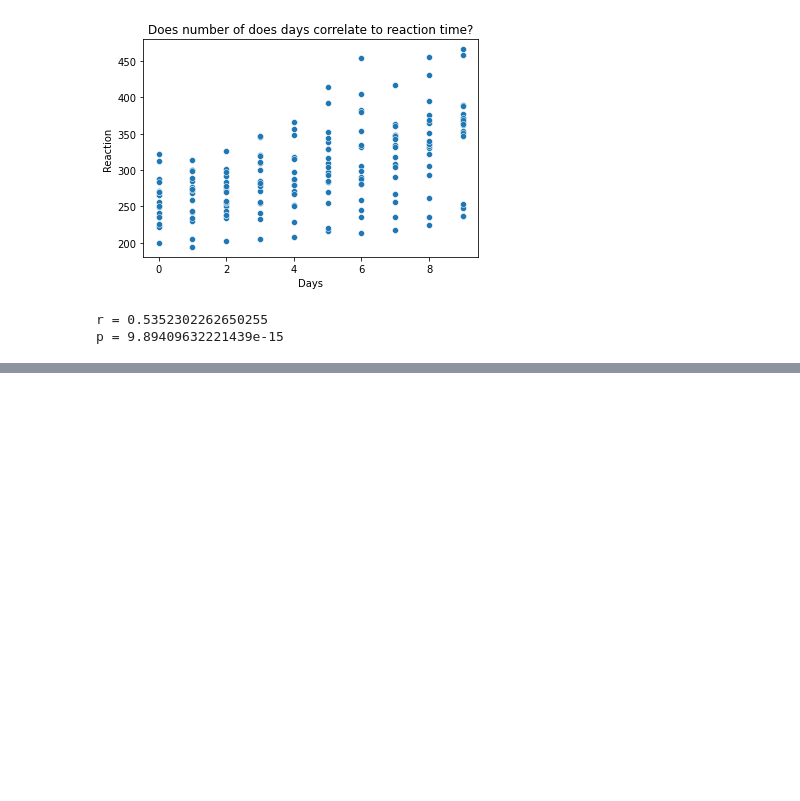
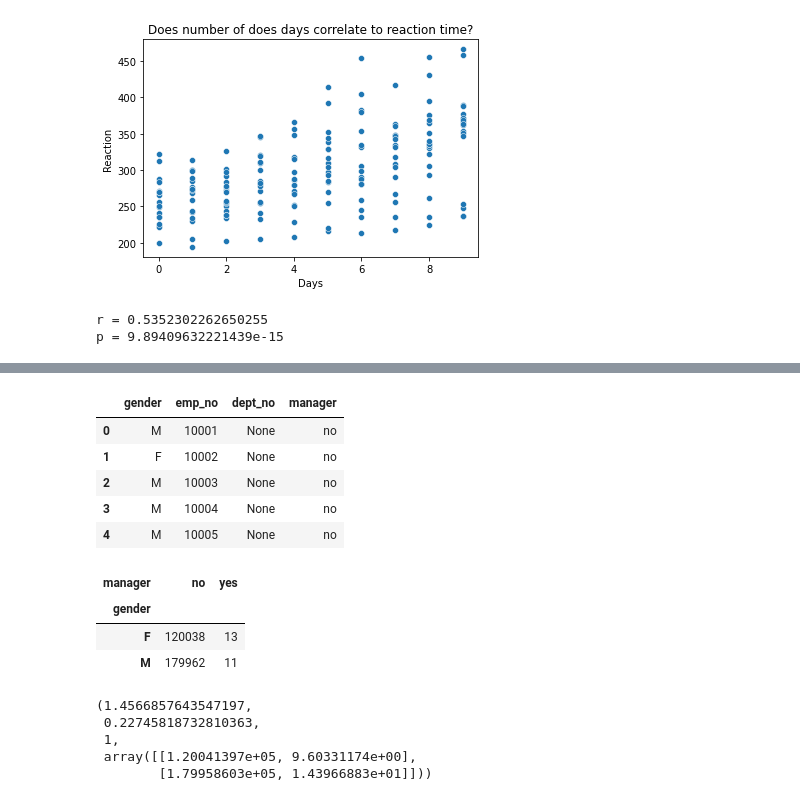
Before and after one commit to patrickamwayi/statistics-exercises, a Jupyter notebook: hypothesis_testing.ipynb, the cells around one changed output, grey strips where cells are left out. Saved outputs shown, nothing was run; the diff lists cells and outputs as text; code cells hidden in the pictures; blank space fills up the shorter version.

```diff
--- a/hypothesis_testing.ipynb
+++ b/hypothesis_testing.ipynb
@@ -680,0 +1009,18 @@ p = 9.89409632221439e-15
+# %%
+# . Is an employee's gender independent of whether or not they are or have been a manager?
+
+import env
+url = f'mysql+pymysql://{env.username}:{env.password}@{env.host}/employees'
+
+query = '''
+      SELECT
+          e.gender,
+          e.emp_no,
+          dm.dept_no
+     FROM employees as e
+     LEFT JOIN dept_manager as dm
+     USING (emp_no)
+
+      '''
+df2 = pd.read_sql(query,url)
+df2.head()
@@ -680,0 +1034,10 @@ p = 9.89409632221439e-15
+# %%
+df2['manager'] = np.where(df2.dept_no.str.contains ('d'), 'yes', 'no')
+df2.head()
+# %% [output]
+|  | gender | emp_no | dept_no | manager |
+| 0 | M | 10001 | None | no |
+| 1 | F | 10002 | None | no |
+| 2 | M | 10003 | None | no |
+| 3 | M | 10004 | None | no |
+| 4 | M | 10005 | None | no |
@@ -680,0 +1049,18 @@ p = 9.89409632221439e-15
+# %%
+observed = pd.crosstab(df2.gender, df2.manager)
+observed
+# %% [output]
+| manager | no | yes |
+| gender |  |  |
+| F | 120038 | 13 |
+| M | 179962 | 11 |
+# %%
+#use stats chi2_contingency
+
+stats.chi2_contingency(observed)
+# %% [output]
+(1.4566857643547197,
+ 0.22745818732810363,
+ 1,
+ array([[1.20041397e+05, 9.60331174e+00],
+        [1.79958603e+05, 1.43966883e+01]]))
```
Also changed, not shown: parts of 40 cells of this notebook.
